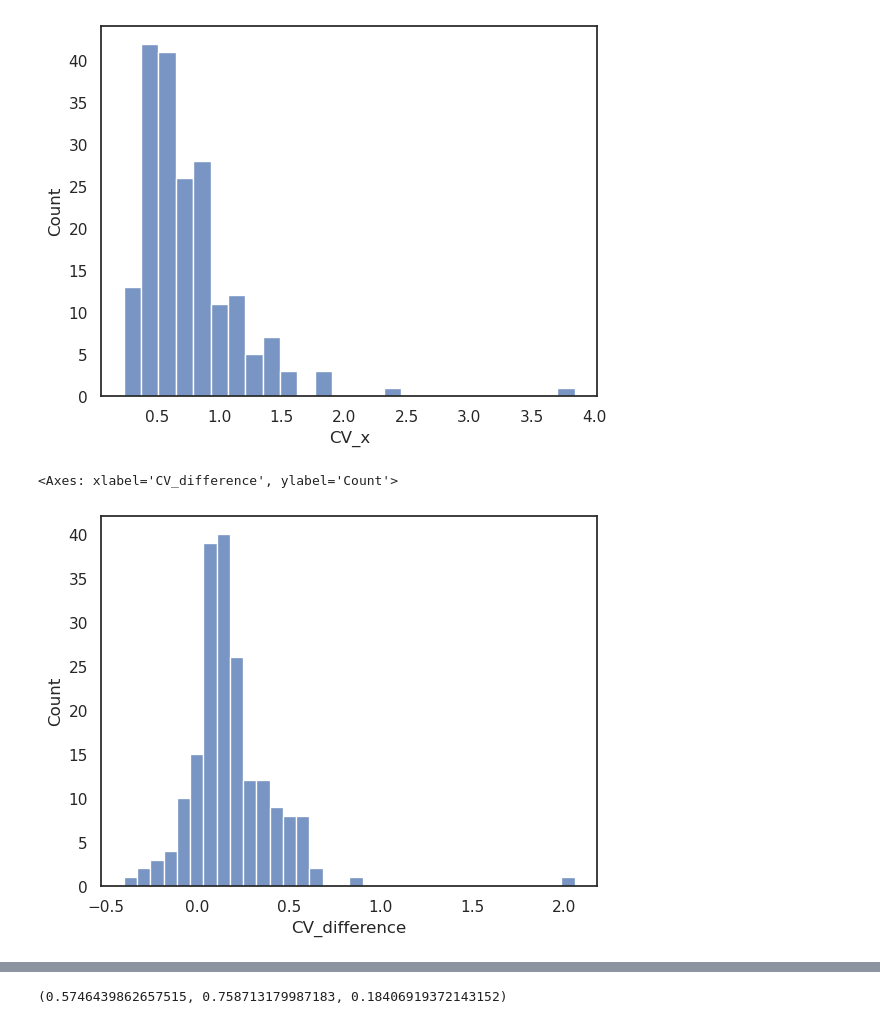
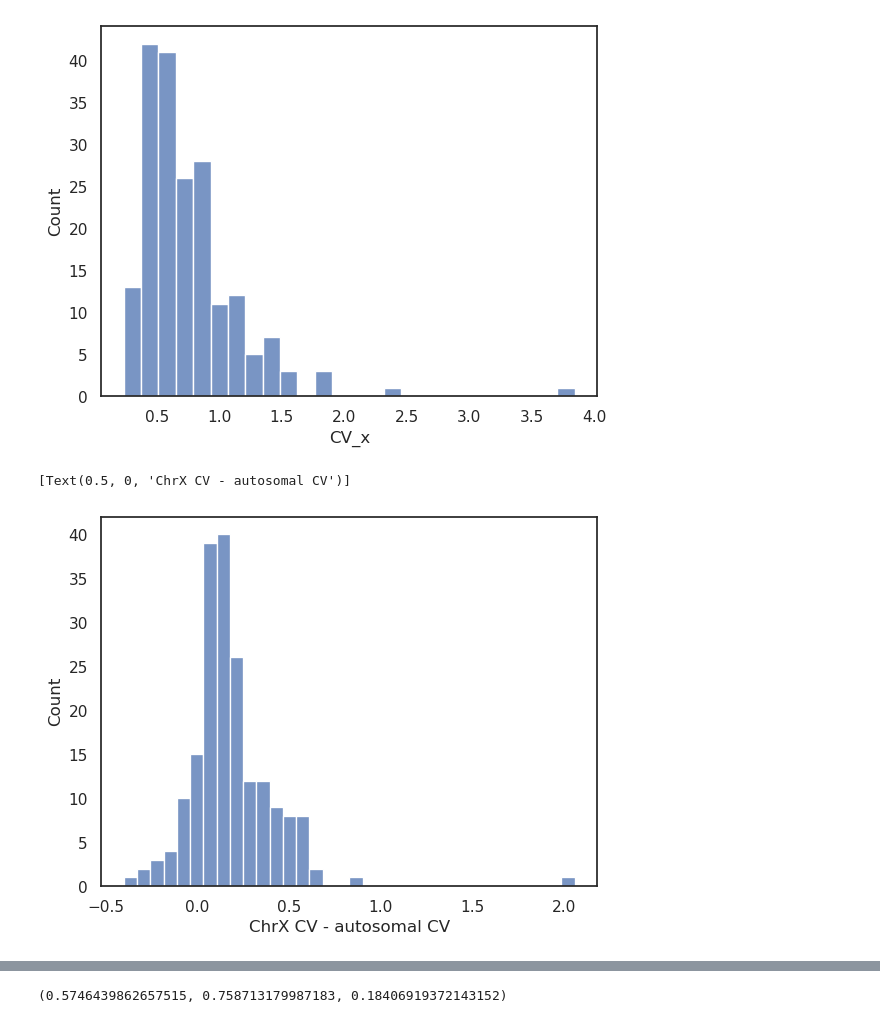
Before and after one commit to erikfogh/selection_primates, a Jupyter notebook: notebooks/main05_pi_stats.ipynb, the cells around one changed output, grey strips where cells are left out. Saved outputs shown, nothing was run; the diff lists cells and outputs as text; code cells hidden in the pictures.

```diff
--- a/notebooks/main05_pi_stats.ipynb
+++ b/notebooks/main05_pi_stats.ipynb
@@ -310,10 +322,11 @@ sns.histplot(mean_pi_df, x="CV_x")
 [figure]
 # %%
 mean_pi_df["CV_difference"] = mean_pi_df.CV_x-mean_pi_df.CV_aut
-sns.histplot(mean_pi_df, x="CV_difference")
+g = sns.histplot(mean_pi_df, x="CV_difference")
+g.set(xlabel="ChrX CV - autosomal CV")
 # %% [output]
-<Axes: xlabel='CV_difference', ylabel='Count'>
+[Text(0.5, 0, 'ChrX CV - autosomal CV')]
-[figure, old version]
+[figure, new version]
 # %%
 mean_pi_df
 # %% [output]
```
Also changed, not shown: parts of 3 cells of this notebook, 10 other files.
